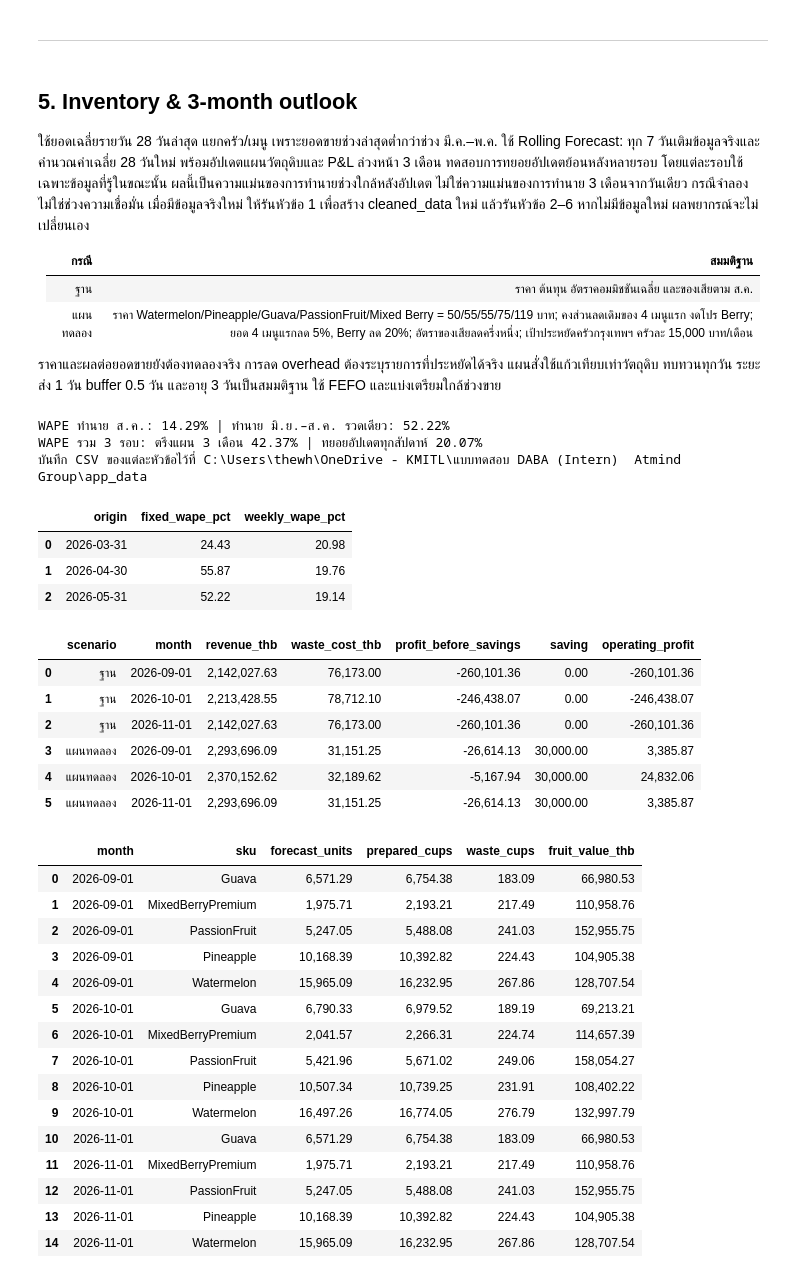
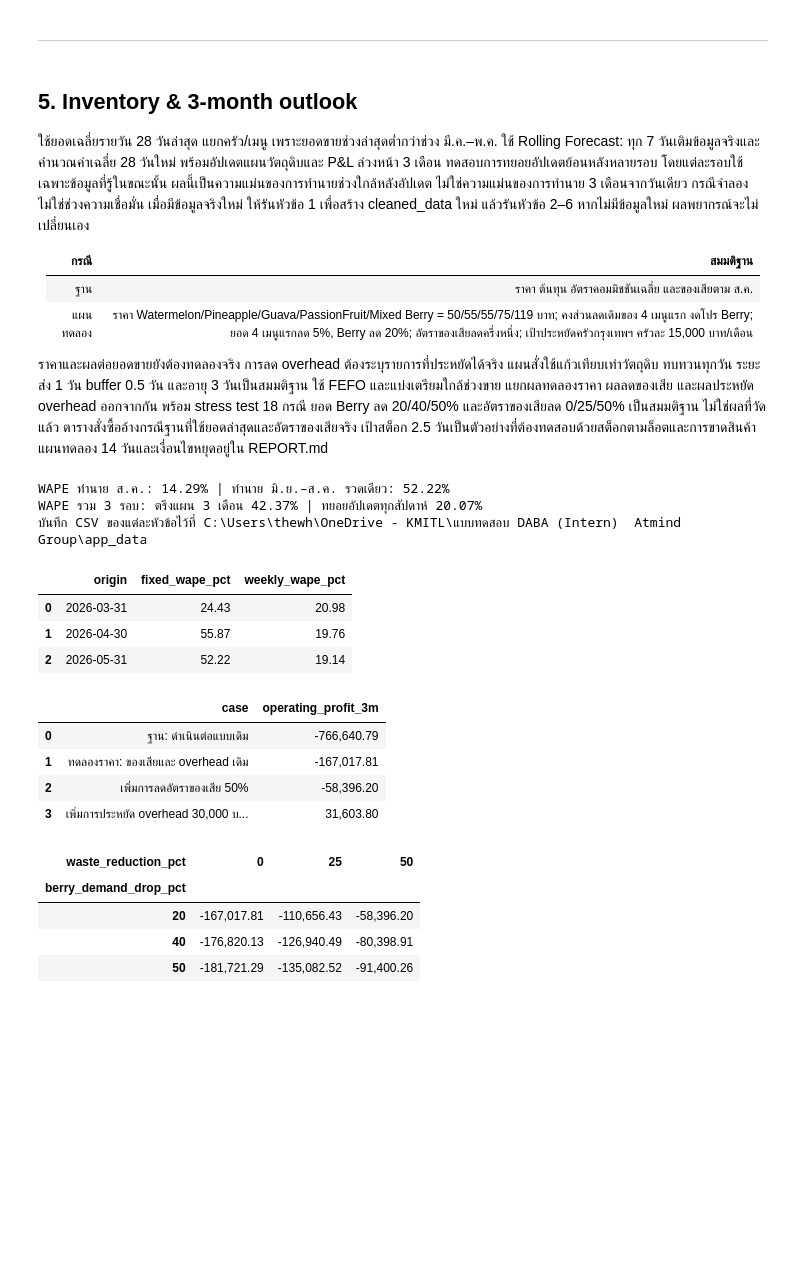
Before and after one commit to dewdew978/Analyst-Case-Study, a Jupyter notebook: analysis.ipynb, the cells around one changed output. Cells and saved outputs as stored; diff of their text form; code cells hidden in the pictures; blank space fills up the shorter version.

Commit message:
Test pricing assumptions and separate kitchen demand

```diff
--- a/analysis.ipynb
+++ b/analysis.ipynb
@@ -370,6 +390,8 @@ menu_monthly.to_csv(folder/'menus.csv', index=False, encoding='utf-8-sig')
 
 ราคาและผลต่อยอดขายยังต้องทดลองจริง การลด overhead ต้องระบุรายการที่ประหยัดได้จริง
 แผนสั่งใช้แก้วเทียบเท่าวัตถุดิบ ทบทวนทุกวัน ระยะส่ง 1 วัน buffer 0.5 วัน และอายุ 3 วันเป็นสมมติฐาน ใช้ FEFO และแบ่งเตรียมใกล้ช่วงขาย
+แยกผลทดลองราคา ผลลดของเสีย และผลประหยัด overhead ออกจากกัน พร้อม stress test 18 กรณี ยอด Berry ลด 20/40/50% และอัตราของเสียลด 0/25/50% เป็นสมมติฐาน ไม่ใช่ผลที่วัดแล้ว
+ตารางสั่งซื้ออ้างกรณีฐานที่ใช้ยอดล่าสุดและอัตราของเสียจริง เป้าสต็อก 2.5 วันเป็นตัวอย่างที่ต้องทดสอบด้วยสต็อกตามล็อตและการขาดสินค้า แผนทดลอง 14 วันและเงื่อนไขหยุดอยู่ใน REPORT.md
 # %%
 # ทดสอบวิธีเฉลี่ย 28 วัน โดยไม่ใช้ข้อมูลหลังวันตัด
 errors = []
@@ -460,65 +482,80 @@ forecast_kitchen['saving'] = np.where(forecast_kitchen['scenario'].eq('แผน
 forecast_kitchen['profit_before_savings'] = forecast_kitchen['contribution']-forecast_kitchen['overhead_thb']
 forecast_kitchen['operating_profit'] = forecast_kitchen['profit_before_savings']+forecast_kitchen['saving']
 forecast = forecast_kitchen.groupby(['scenario','month'],as_index=False)[['revenue_thb','waste_cost_thb','profit_before_savings','saving','operating_profit']].sum()
-inventory = forecast_detail.loc[forecast_detail['scenario'].eq('แผนทดลอง')].groupby(['month','sku'],as_index=False)[['forecast_units','prepared_cups','waste_cups','fruit_value_thb']].sum()
-order_plan = forecast_detail.loc[forecast_detail['scenario'].eq('แผนทดลอง') & forecast_detail['month'].eq(months['month'].min()),['kitchen','sku','prepared_cups','days']].copy()
+inventory = forecast_detail.loc[forecast_detail['scenario'].eq('ฐาน')].groupby(['month','sku'],as_index=False)[['forecast_units','prepared_cups','waste_cups','fruit_value_thb']].sum()
+order_plan = forecast_detail.loc[forecast_detail['scenario'].eq('ฐาน') & forecast_detail['month'].eq(months['month'].min()),['kitchen','sku','prepared_cups','days']].copy()
 order_plan['daily_need'] = order_plan['prepared_cups']/order_plan['days']
 order_plan['target_cups'] = np.ceil(order_plan['daily_need']*(1+1+.5))
 order_plan['on_hand'], order_plan['on_order'] = 0, 0
 order_plan['order_cups'] = (order_plan['target_cups']-order_plan['on_hand']-order_plan['on_order']).clip(lower=0)
 order_plan = order_plan[['kitchen','sku','daily_need','target_cups','on_hand','on_order','order_cups']]
+# ทดสอบสมมติฐานราคา/ของเสีย/overhead แยกกัน โดยไม่ถือว่าเงินประหยัดเกิดขึ้นแล้ว
+sensitivity_rows = []
+overhead_total = forecast_kitchen.loc[forecast_kitchen['scenario'].eq('ฐาน'),'overhead_thb'].sum()
+period_months = (months['days']/months['month'].dt.days_in_month).sum()
+for berry_drop in [20,40,50]:
+    for waste_cut in [0,25,50]:
+        stress = future.copy()
+        stress['q'] = stress['cups_per_day']*stress['days']*np.where(stress['sku'].eq('MixedBerryPremium'),1-berry_drop/100,.95)
+        stress['p'] = stress['revenue_per_cup']*stress['sku'].map(trial_prices)/stress['base_price_thb']
+        stress.loc[stress['sku'].eq('MixedBerryPremium'),'p'] = 119
+        stress['waste'] = stress['q']/(1-stress['waste_rate']*(1-waste_cut/100))-stress['q']
+        profit_before_saving = (stress['q']*stress['p']*(1-stress['commission_rate'])
+            -stress['q']*(stress['fruit_per_cup']+stress['pack_per_cup']+stress['labor_per_cup'])
+            -stress['waste']*stress['waste_unit_cost']).sum()-overhead_total
+        for monthly_saving in [0,30000]:
+            sensitivity_rows.append({'berry_demand_drop_pct':berry_drop,'waste_reduction_pct':waste_cut,
+                'monthly_overhead_saving':monthly_saving,'operating_profit_3m':profit_before_saving+monthly_saving*period_months})
+scenario_sensitivity = pd.DataFrame(sensitivity_rows)
+scenario_sensitivity.to_csv(folder/'scenario_sensitivity.csv', index=False, encoding='utf-8-sig')
+central_case = scenario_sensitivity.loc[scenario_sensitivity['berry_demand_drop_pct'].eq(20)].set_index(['waste_reduction_pct','monthly_overhead_saving'])['operating_profit_3m']
+plan_bridge = pd.DataFrame({'case':['ฐาน: ดำเนินต่อแบบเดิม','ทดลองราคา: ของเสียและ overhead เดิม',
+    'เพิ่มการลดอัตราของเสีย 50%','เพิ่มการประหยัด overhead 30,000 บาท/เดือน'],
+    'operating_profit_3m':[forecast.loc[forecast['scenario'].eq('ฐาน'),'operating_profit'].sum(),
+        central_case.loc[(0,0)],central_case.loc[(50,0)],central_case.loc[(50,30000)]]})
+display(plan_bridge)
+display(scenario_sensitivity.loc[scenario_sensitivity['monthly_overhead_saving'].eq(0)].pivot(
+    index='berry_demand_drop_pct',columns='waste_reduction_pct',values='operating_profit_3m'))
+
 display(forecast)
 display(inventory)
 display(order_plan)
 # บันทึกผลพยากรณ์สำหรับแอป
-inventory_csv = forecast_detail.loc[forecast_detail['scenario'].eq('แผนทดลอง'),[
-    'month','kitchen','sku','days','forecast_units','prepared_cups','waste_cups','fruit_value_thb'
+inventory_csv = forecast_detail.loc[forecast_detail['scenario'].eq('ฐาน'),[
+    'scenario','month','kitchen','sku','days','forecast_units','prepared_cups','waste_cups','fruit_value_thb'
 ]]
 forecast.to_csv(folder/'forecast.csv', index=False, encoding='utf-8-sig')
 inventory_csv.to_csv(folder/'inventory.csv', index=False, encoding='utf-8-sig')
 
 # รวมผลตรวจคุณภาพกับข้อมูลรอบพยากรณ์
 notes = quality_notes + [{'section':'validation','item':'one_month','value':errors[0]},
               {'section':'validation','item':'three_months','value':errors[1]},
               {'section':'validation','item':'rolling_weekly','value':weekly_wape},
               {'section':'validation','item':'fixed_origins','value':fixed_wape},
               {'section':'as_of','item':'date','value':forecast_as_of.strftime('%Y-%m-%d')},
               {'section':'forecast_method','item':'window_days','value':28},
               {'section':'forecast_method','item':'update_days','value':7},
               {'section':'forecast_method','item':'next_review','value':next_review.strftime('%Y-%m-%d')},
               {'section':'forecast_method','item':'forecast_end','value':forecast_end.strftime('%Y-%m-%d')}]
 notes.extend({'section':'weekly_backtest','item':row['origin'].strftime('%Y-%m-%d'),'value':'ทดสอบช่วง 3 เดือน',
               'fixed_wape_pct':row['fixed_wape_pct'],'weekly_wape_pct':row['weekly_wape_pct']} for _,row in weekly_backtest.iterrows())
 pd.DataFrame(notes).to_csv(folder/'summary.csv', index=False, encoding='utf-8-sig')
 print('บันทึก CSV ของแต่ละหัวข้อไว้ที่', folder.resolve())
 # %% [output]
 WAPE ทำนาย ส.ค.: 14.29% | ทำนาย มิ.ย.–ส.ค. รวดเดียว: 52.22%
 WAPE รวม 3 รอบ: ตรึงแผน 3 เดือน 42.37% | ทยอยอัปเดตทุกสัปดาห์ 20.07%
 บันทึก CSV ของแต่ละหัวข้อไว้ที่ C:\Users\thewh\OneDrive - KMITL\แบบทดสอบ DABA (Intern)  Atmind Group\app_data
 |  | origin | fixed_wape_pct | weekly_wape_pct |
 | 0 | 2026-03-31 | 24.43 | 20.98 |
 | 1 | 2026-04-30 | 55.87 | 19.76 |
 | 2 | 2026-05-31 | 52.22 | 19.14 |
-|  | scenario | month | revenue_thb | waste_cost_thb | profit_before_savings | saving | operating_profit |
-| 0 | ฐาน | 2026-09-01 | 2,142,027.63 | 76,173.00 | -260,101.36 | 0.00 | -260,101.36 |
-| 1 | ฐาน | 2026-10-01 | 2,213,428.55 | 78,712.10 | -246,438.07 | 0.00 | -246,438.07 |
-| 2 | ฐาน | 2026-11-01 | 2,142,027.63 | 76,173.00 | -260,101.36 | 0.00 | -260,101.36 |
-| 3 | แผนทดลอง | 2026-09-01 | 2,293,696.09 | 31,151.25 | -26,614.13 | 30,000.00 | 3,385.87 |
-| 4 | แผนทดลอง | 2026-10-01 | 2,370,152.62 | 32,189.62 | -5,167.94 | 30,000.00 | 24,832.06 |
-| 5 | แผนทดลอง | 2026-11-01 | 2,293,696.09 | 31,151.25 | -26,614.13 | 30,000.00 | 3,385.87 |
+|  | case | operating_profit_3m |
+| 0 | ฐาน: ดำเนินต่อแบบเดิม | -766,640.79 |
+| 1 | ทดลองราคา: ของเสียและ overhead เดิม | -167,017.81 |
+| 2 | เพิ่มการลดอัตราของเสีย 50% | -58,396.20 |
+| 3 | เพิ่มการประหยัด overhead 30,000 บ... | 31,603.80 |
-|  | month | sku | forecast_units | prepared_cups | waste_cups | fruit_value_thb |
-| 0 | 2026-09-01 | Guava | 6,571.29 | 6,754.38 | 183.09 | 66,980.53 |
-| 1 | 2026-09-01 | MixedBerryPremium | 1,975.71 | 2,193.21 | 217.49 | 110,958.76 |
-| 2 | 2026-09-01 | PassionFruit | 5,247.05 | 5,488.08 | 241.03 | 152,955.75 |
-| 3 | 2026-09-01 | Pineapple | 10,168.39 | 10,392.82 | 224.43 | 104,905.38 |
-| 4 | 2026-09-01 | Watermelon | 15,965.09 | 16,232.95 | 267.86 | 128,707.54 |
-| 5 | 2026-10-01 | Guava | 6,790.33 | 6,979.52 | 189.19 | 69,213.21 |
-| 6 | 2026-10-01 | MixedBerryPremium | 2,041.57 | 2,266.31 | 224.74 | 114,657.39 |
-| 7 | 2026-10-01 | PassionFruit | 5,421.96 | 5,671.02 | 249.06 | 158,054.27 |
-| 8 | 2026-10-01 | Pineapple | 10,507.34 | 10,739.25 | 231.91 | 108,402.22 |
-| 9 | 2026-10-01 | Watermelon | 16,497.26 | 16,774.05 | 276.79 | 132,997.79 |
-| 10 | 2026-11-01 | Guava | 6,571.29 | 6,754.38 | 183.09 | 66,980.53 |
-| 11 | 2026-11-01 | MixedBerryPremium | 1,975.71 | 2,193.21 | 217.49 | 110,958.76 |
-| 12 | 2026-11-01 | PassionFruit | 5,247.05 | 5,488.08 | 241.03 | 152,955.75 |
-| 13 | 2026-11-01 | Pineapple | 10,168.39 | 10,392.82 | 224.43 | 104,905.38 |
-| 14 | 2026-11-01 | Watermelon | 15,965.09 | 16,232.95 | 267.86 | 128,707.54 |
+| waste_reduction_pct | 0 | 25 | 50 |
+| berry_demand_drop_pct |  |  |  |
+| 20 | -167,017.81 | -110,656.43 | -58,396.20 |
+| 40 | -176,820.13 | -126,940.49 | -80,398.91 |
+| 50 | -181,721.29 | -135,082.52 | -91,400.26 |
```
Also changed, not shown: parts of 5 cells of this notebook, 7 other files.
